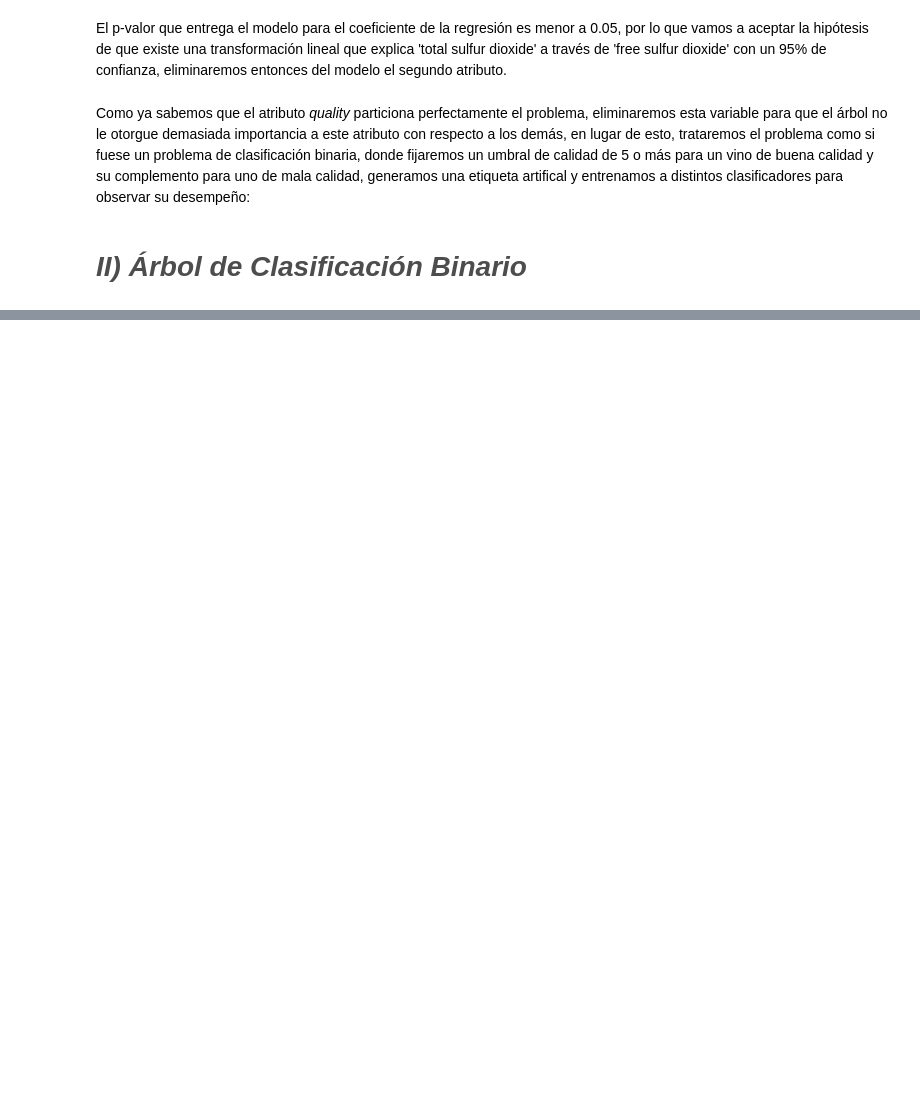
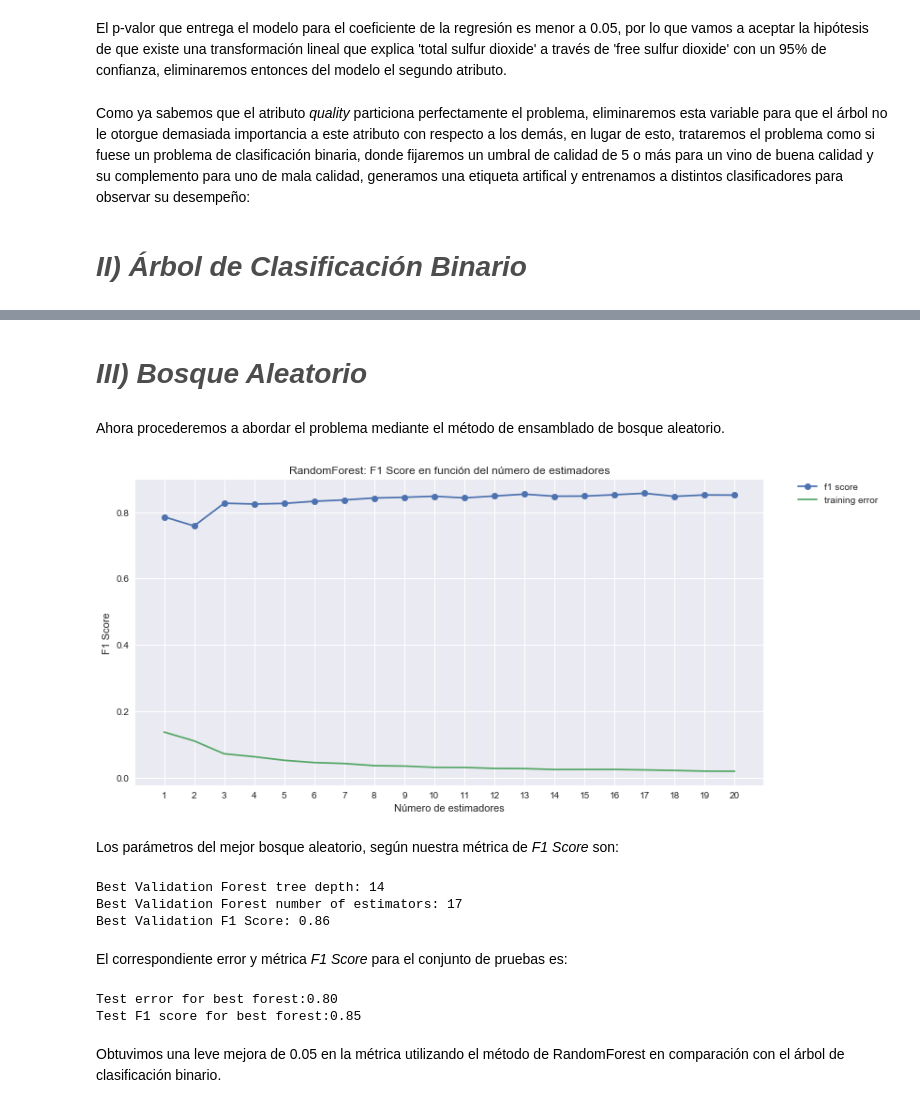
Before and after one commit to TattooeDeer/Tarea-3-ML, a Jupyter notebook: Tarea 3.ipynb, the cells around one changed output, grey strips where cells are left out. Drawn from its saved outputs; the diff is of its cells as text; code cells hidden in the pictures; blank space fills up the shorter version.

```diff
--- a/Tarea 3.ipynb
+++ b/Tarea 3.ipynb
@@ -369,0 +640,29 @@ ValueError: could not convert string to float: 'red'
+# %% [markdown]
+<i><h3 style="font-family:serif;font-size:200%; text-align:left;color:#4d4d4d"> III) Bosque Aleatorio</h3></i>
+# %% [markdown]
+Ahora procederemos a abordar el problema mediante el método de ensamblado de bosque aleatorio.
+# %%
+best_forest,best_forest_score = plot_cv_error(x_train, y_train, meth = 'RandomForest',
+                                       max_depth = best_tree.max_depth, max_estimators = 20)
+# %% [output]
+[figure, added]
+# %% [markdown]
+Los parámetros del mejor bosque aleatorio, según nuestra métrica de *F1 Score* son:
+# %%
+print("Best Validation Forest tree depth: %d" % best_forest.max_depth)
+print("Best Validation Forest number of estimators: %d" % best_forest.n_estimators)
+print("Best Validation F1 Score: %.2f" % best_forest_score)
+# %% [output]
+Best Validation Forest tree depth: 14
+Best Validation Forest number of estimators: 17
+Best Validation F1 Score: 0.86
+# %% [markdown]
+El correspondiente error y métrica *F1 Score* para el conjunto de pruebas es:
+# %%
+print("Test error for best forest:%.2f" %best_forest.score(x_test,y_test))
+print("Test F1 score for best forest:%.2f" %f1_score(y_test,best_forest.predict(x_test)))
+# %% [output]
+Test error for best forest:0.80
+Test F1 score for best forest:0.85
+# %% [markdown]
+Obtuvimos una leve mejora de 0.05 en la métrica utilizando el método de RandomForest en comparación con el árbol de clasificación binario.
```
Also changed, not shown: parts of 45 cells of this notebook, 4 other files.
